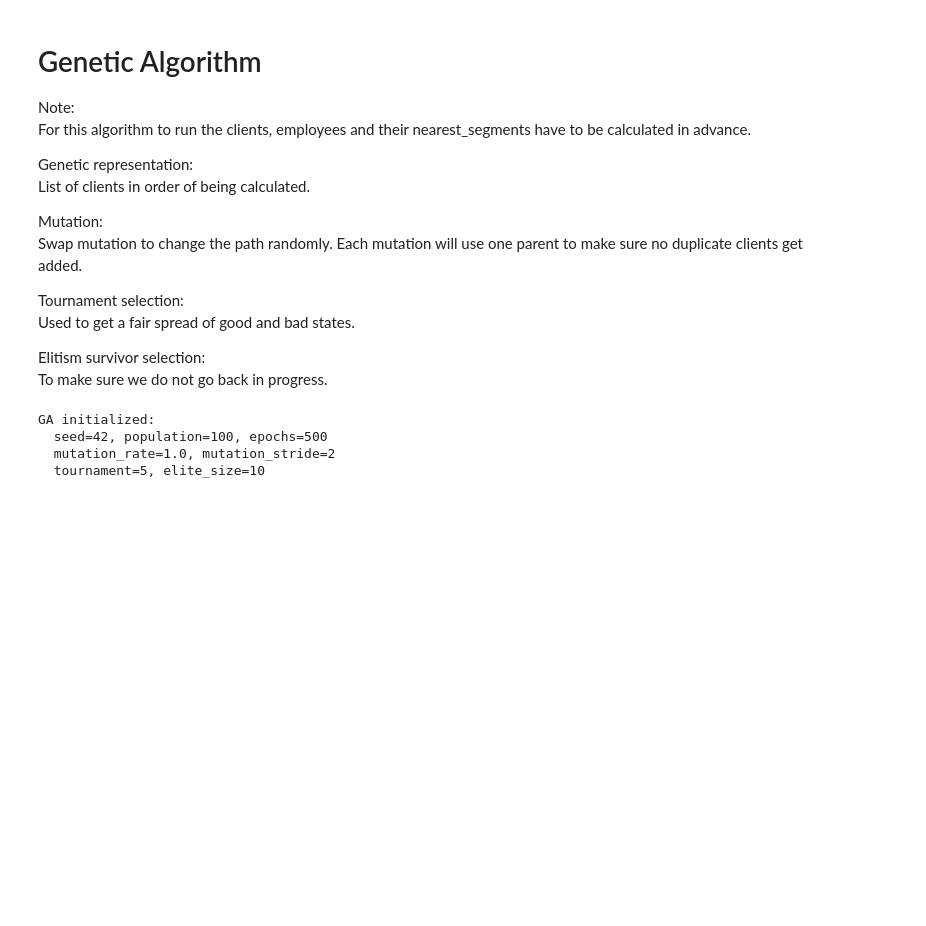
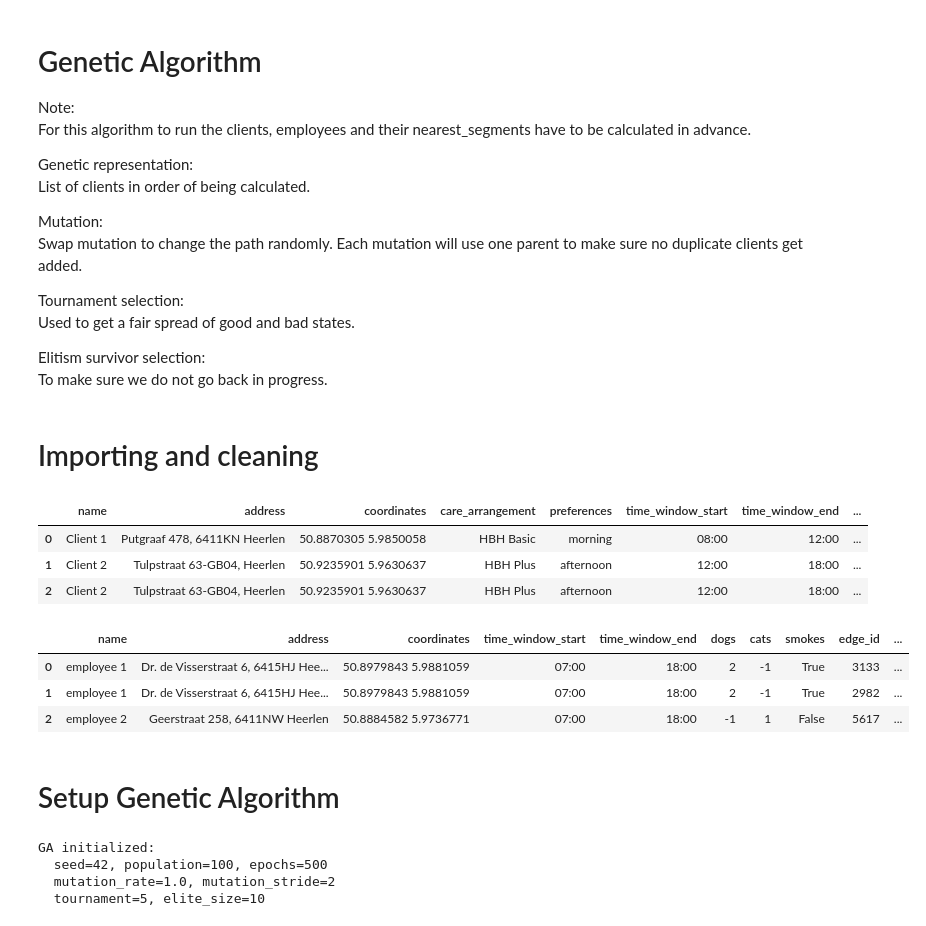
Before and after one commit to Research-Center-Data-Intelligence/Homecare-route-planner, a Jupyter notebook: routing_scripts/genetic_algorithm_routing.ipynb, the cells around one changed output. Drawn from its saved outputs; the diff is of its cells as text; code cells hidden in the pictures; blank space fills up the shorter version.

```diff
--- a/routing_scripts/genetic_algorithm_routing.ipynb
+++ b/routing_scripts/genetic_algorithm_routing.ipynb
@@ -22,3 +22,5 @@ import pandas as pd
 import osmnx as ox
 import numpy as np
 from shapely import wkt
+# %% [markdown]
+# Importing and cleaning
@@ -25,3 +34,59 @@ from shapely import wkt
+# %%
+# Combine clients
+clients_nearest_segments = clients_nearest_segments.rename(columns={"client_name": "name"})
+clients_df = clients_df.merge(clients_nearest_segments, on="name", how="left")
+
+# Keep the base client columns and remove duplicate right-side columns from merge.
+clients_df = clients_df.drop(columns=["address_y", "coordinates_y"], errors="ignore")
+clients_df = clients_df.rename(
+    columns={
+        "address_x": "address",
+        "coordinates_x": "coordinates",
+    }
+)
+
+# Parse coordinates in "lat lon" format into numeric columns used by downstream cells.
+if "coordinates" in clients_df.columns:
+    coord_parts = clients_df["coordinates"].astype(str).str.strip().str.split(r"\s+", n=1, expand=True)
+    if coord_parts.shape[1] == 2:
+        clients_df["lat"] = pd.to_numeric(coord_parts[0], errors="coerce")
+        clients_df["lon"] = pd.to_numeric(coord_parts[1], errors="coerce")
+
+clients_df.head(3)
+# %% [output]
+|  | name | address | coordinates | care_arrangement | preferences | time_window_start | time_window_end | ... |
+| 0 | Client 1 | Putgraaf 478, 6411KN Heerlen | 50.8870305 5.9850058 | HBH Basic | morning | 08:00 | 12:00 | ... |
+| 1 | Client 2 | Tulpstraat 63-GB04, Heerlen | 50.9235901 5.9630637 | HBH Plus | afternoon | 12:00 | 18:00 | ... |
+| 2 | Client 2 | Tulpstraat 63-GB04, Heerlen | 50.9235901 5.9630637 | HBH Plus | afternoon | 12:00 | 18:00 | ... |
+# %%
+# Combine employees
+employees_nearest_segments = employees_nearest_segments.rename(columns={'employee_name': 'name'})
+employees_df = employees_df.merge(employees_nearest_segments, on="name", how="left")
+
+# Keep the base employee columns and remove duplicate right-side columns from merge.
+employees_df = employees_df.drop(columns=["address_y", "coordinates_y"], errors="ignore")
+employees_df = employees_df.rename(
+    columns={
+        "address_x": "address",
+        "coordinates_x": "coordinates",
+    }
+)
+
+# Parse coordinates in "lat lon" format into numeric columns used by downstream cells.
+if "coordinates" in employees_df.columns:
+    coord_parts = employees_df["coordinates"].astype(str).str.strip().str.split(r"\s+", n=1, expand=True)
+    if coord_parts.shape[1] == 2:
+        employees_df["lat"] = pd.to_numeric(coord_parts[0], errors="coerce")
+        employees_df["lon"] = pd.to_numeric(coord_parts[1], errors="coerce")
+
+employees_df.head(3)
+# %% [output]
+|  | name | address | coordinates | time_window_start | time_window_end | dogs | cats | smokes | edge_id | ... |
+| 0 | employee 1 | Dr. de Visserstraat 6, 6415HJ Hee... | 50.8979843 5.9881059 | 07:00 | 18:00 | 2 | -1 | True | 3133 | ... |
+| 1 | employee 1 | Dr. de Visserstraat 6, 6415HJ Hee... | 50.8979843 5.9881059 | 07:00 | 18:00 | 2 | -1 | True | 2982 | ... |
+| 2 | employee 2 | Geerstraat 258, 6411NW Heerlen | 50.8884582 5.9736771 | 07:00 | 18:00 | -1 | 1 | False | 5617 | ... |
+# %% [markdown]
+# Setup Genetic Algorithm
 # %%
 # Initialize all necessary parts of the genetic algorithm
 RANDOM_SEED = 42
```
Also changed, not shown: parts of 8 cells of this notebook.
